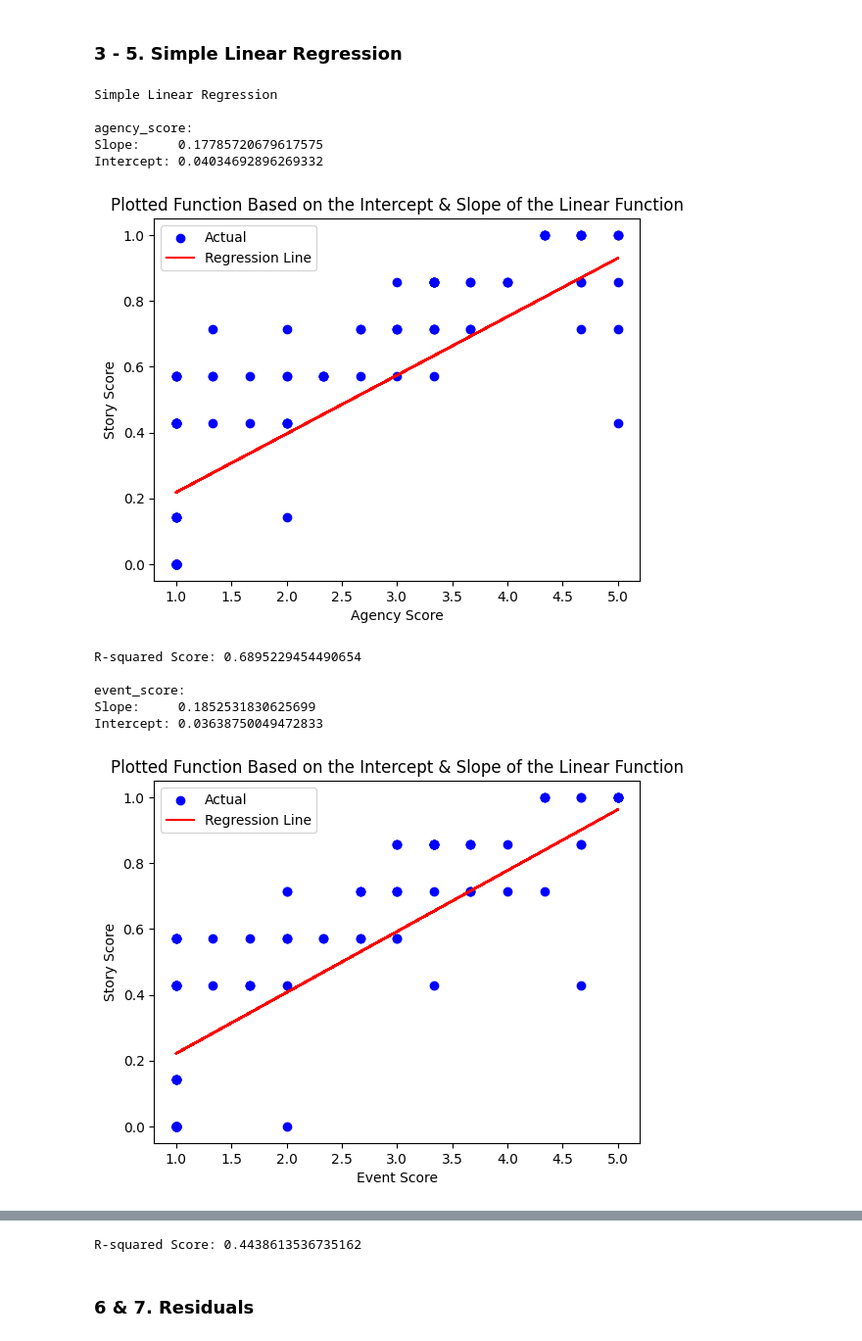
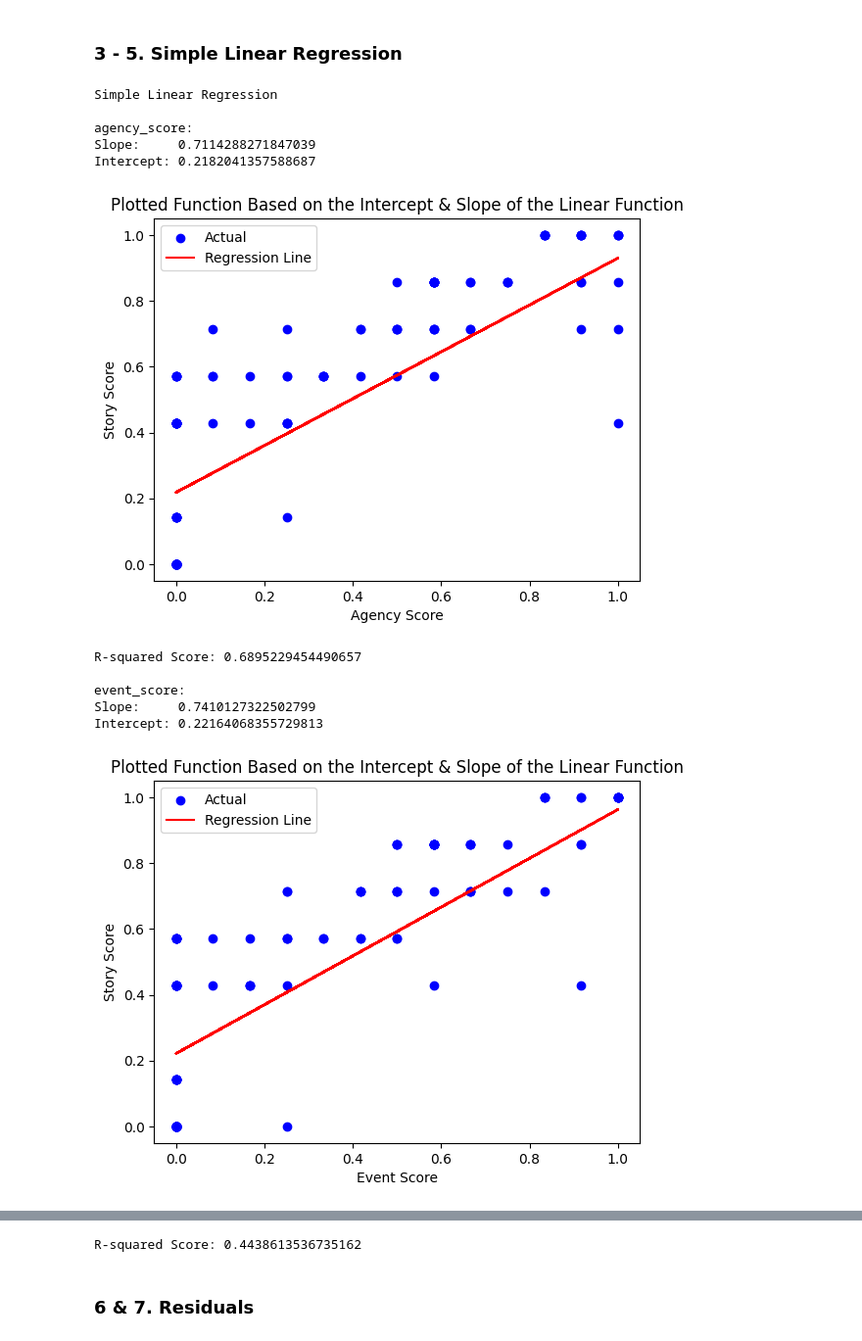
Before and after one commit to Cameron-Meinsma/assignment_2_analysing_data, a Jupyter notebook: assignment_2.ipynb, the cells around one changed output, grey strips where cells are left out. Shown at 98% size. Drawn from its saved outputs; the diff is of its cells as text; code cells hidden in the pictures.

Commit message:
Scale dataset

```diff
--- a/assignment_2.ipynb
+++ b/assignment_2.ipynb
@@ -72,46 +74,54 @@ for independent_variable in independent_variables:
     y = df_change_my_view['story_score']
 
     # Split the data into training and testing sets
     X_train, X_test, y_train, y_test = train_test_split(X, y, test_size=0.2, random_state=42)
 
+    # Scale our dataset
+    scaler = preprocessing.MinMaxScaler()
+    scaler = scaler.fit(X_train)
+
+    # Transform the training and test dataset
+    X_train = scaler.transform(X_train)
+    X_test = scaler.transform(X_test)
+
     # Create a Linear Regression model
     lr = LinearRegression()
     # Train the model
-    lr.fit(X_train, y_train)
+    trained_model = lr.fit(X_train, y_train)
 
     # Print the slope and intercept
     print(f"""\n{independent_variable}:
-Slope:     {lr.coef_[0]}
-Intercept: {lr.intercept_}""")
+Slope:     {trained_model.coef_[0]}
+Intercept: {trained_model.intercept_}""")
 
     # Predict the story score for the test set
-    y_pred = lr.predict(X_test)
+    y_pred = trained_model.predict(X_test)
 
     # Plot the function based on the intercept and slope
     plt.scatter(X_test, y_test, color='blue', label='Actual') # Plot the actual data points
     plt.plot(X_test, y_pred, color='red', label='Regression Line') # Plot the regression line
     plt.xlabel(re.sub('_', ' ', independent_variable).title())
     plt.ylabel('Story Score')
     plt.title('Plotted Function Based on the Intercept & Slope of the Linear Function')
     plt.legend()
     plt.show()
 
     # Calculate the r^2 score
     r2 = r2_score(y_test, y_pred)
     print(f"R-squared Score: {r2}")
 # %% [output]
 Simple Linear Regression
 
 agency_score:
-Slope:     0.17785720679617575
-Intercept: 0.04034692896269332
+Slope:     0.7114288271847039
+Intercept: 0.2182041357588687
-[figure, old version]
+[figure, new version]
-R-squared Score: 0.6895229454490654
+R-squared Score: 0.6895229454490657
 
 event_score:
-Slope:     0.1852531830625699
-Intercept: 0.03638750049472833
+Slope:     0.7410127322502799
+Intercept: 0.22164068355729813
-[figure, old version]
+[figure, new version]
 R-squared Score: 0.695517377315803
 
 world_score:
```
Also changed, not shown: parts of 2 cells of this notebook.
